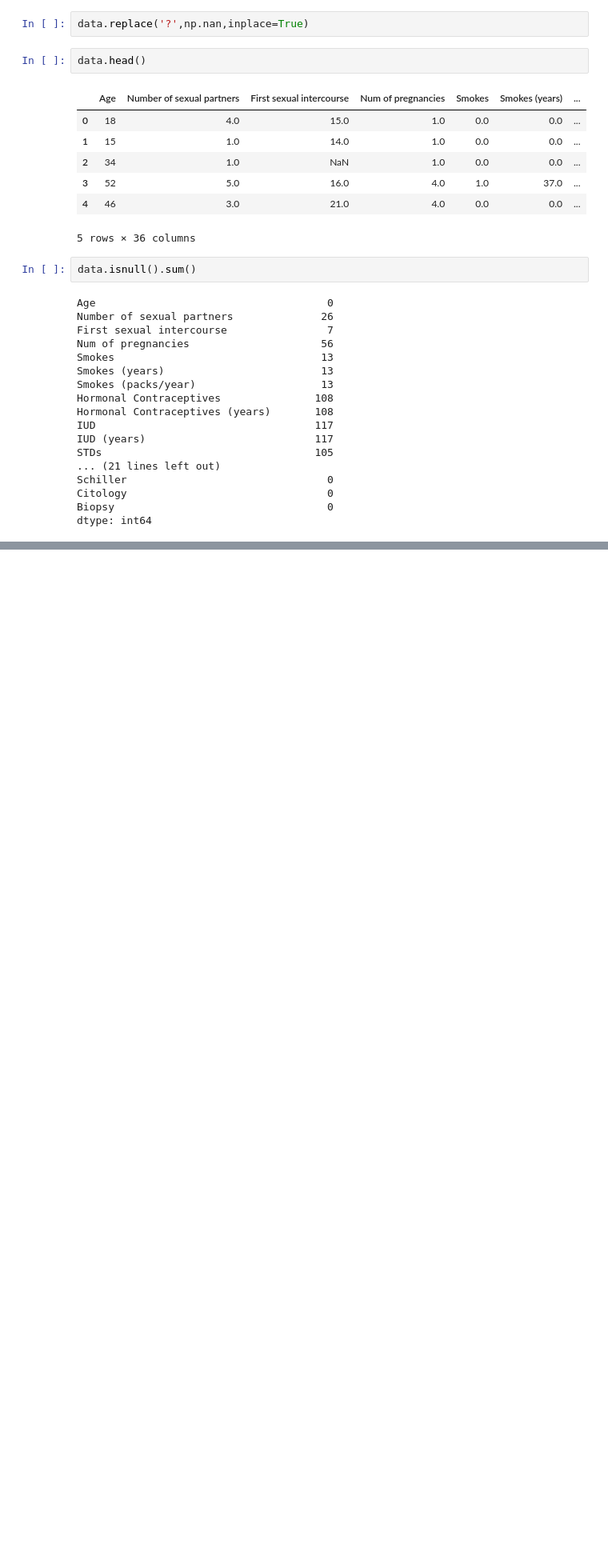
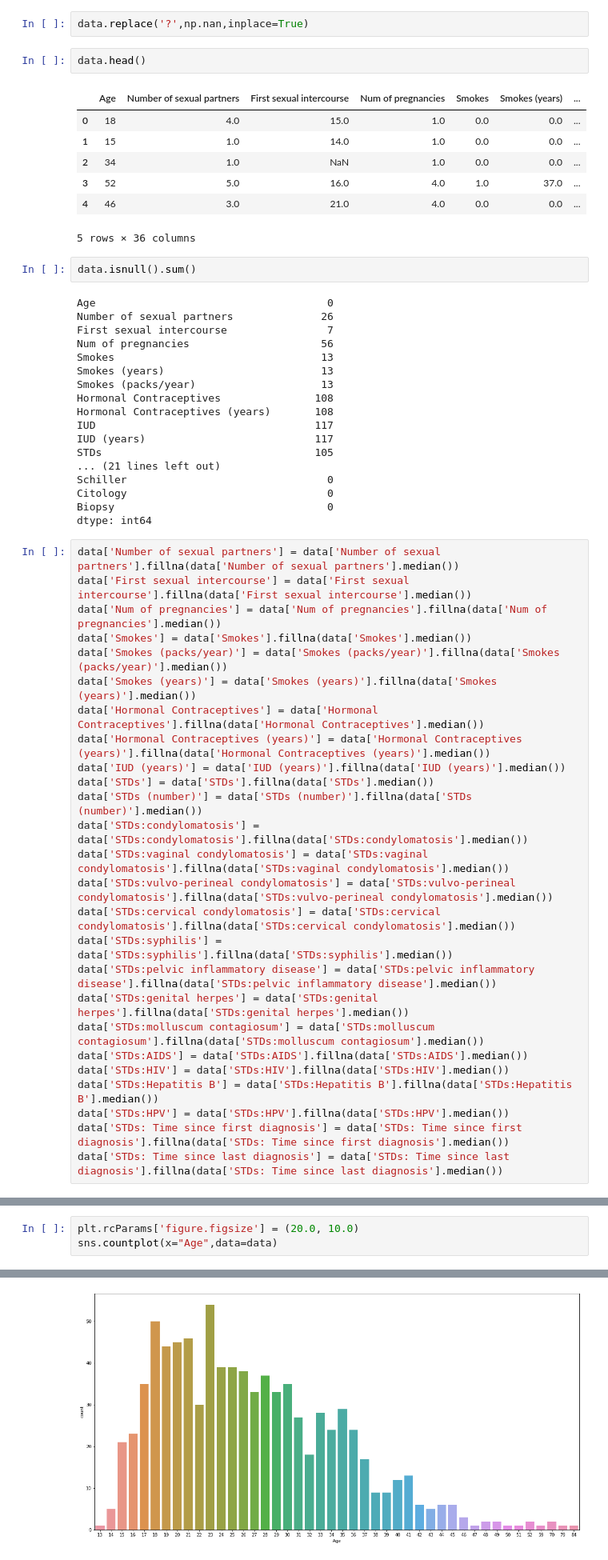
Before and after one commit to rishabhs-s/Cancer-prediction-model, a Jupyter notebook: Cervical cancer/cervical cancer.ipynb, the cells around one changed output, grey strips where cells are left out. Shown at 80% size. Drawn from its saved outputs; the diff is of its cells as text; blank space fills up the shorter version.

Commit message:
Data Visualisation

```diff
--- a/Cervical cancer/cervical cancer.ipynb
+++ b/Cervical cancer/cervical cancer.ipynb
@@ -76,3 +76,29 @@ Schiller                                0
 Citology                                0
 Biopsy                                  0
 dtype: int64
+# %%
+data['Number of sexual partners'] = data['Number of sexual partners'].fillna(data['Number of sexual partners'].median())
+data['First sexual intercourse'] = data['First sexual intercourse'].fillna(data['First sexual intercourse'].median())
+data['Num of pregnancies'] = data['Num of pregnancies'].fillna(data['Num of pregnancies'].median())
+data['Smokes'] = data['Smokes'].fillna(data['Smokes'].median())
+data['Smokes (packs/year)'] = data['Smokes (packs/year)'].fillna(data['Smokes (packs/year)'].median())
+data['Smokes (years)'] = data['Smokes (years)'].fillna(data['Smokes (years)'].median())
+data['Hormonal Contraceptives'] = data['Hormonal Contraceptives'].fillna(data['Hormonal Contraceptives'].median())
+data['Hormonal Contraceptives (years)'] = data['Hormonal Contraceptives (years)'].fillna(data['Hormonal Contraceptives (years)'].median())
+data['IUD (years)'] = data['IUD (years)'].fillna(data['IUD (years)'].median())
+data['STDs'] = data['STDs'].fillna(data['STDs'].median())
+data['STDs (number)'] = data['STDs (number)'].fillna(data['STDs (number)'].median())
+data['STDs:condylomatosis'] = data['STDs:condylomatosis'].fillna(data['STDs:condylomatosis'].median())
+data['STDs:vaginal condylomatosis'] = data['STDs:vaginal condylomatosis'].fillna(data['STDs:vaginal condylomatosis'].median())
+data['STDs:vulvo-perineal condylomatosis'] = data['STDs:vulvo-perineal condylomatosis'].fillna(data['STDs:vulvo-perineal condylomatosis'].median())
+data['STDs:cervical condylomatosis'] = data['STDs:cervical condylomatosis'].fillna(data['STDs:cervical condylomatosis'].median())
+data['STDs:syphilis'] = data['STDs:syphilis'].fillna(data['STDs:syphilis'].median())
+data['STDs:pelvic inflammatory disease'] = data['STDs:pelvic inflammatory disease'].fillna(data['STDs:pelvic inflammatory disease'].median())
+data['STDs:genital herpes'] = data['STDs:genital herpes'].fillna(data['STDs:genital herpes'].median())
+data['STDs:molluscum contagiosum'] = data['STDs:molluscum contagiosum'].fillna(data['STDs:molluscum contagiosum'].median())
+data['STDs:AIDS'] = data['STDs:AIDS'].fillna(data['STDs:AIDS'].median())
+data['STDs:HIV'] = data['STDs:HIV'].fillna(data['STDs:HIV'].median())
+data['STDs:Hepatitis B'] = data['STDs:Hepatitis B'].fillna(data['STDs:Hepatitis B'].median())
+data['STDs:HPV'] = data['STDs:HPV'].fillna(data['STDs:HPV'].median())
+data['STDs: Time since first diagnosis'] = data['STDs: Time since first diagnosis'].fillna(data['STDs: Time since first diagnosis'].median())
+data['STDs: Time since last diagnosis'] = data['STDs: Time since last diagnosis'].fillna(data['STDs: Time since last diagnosis'].median())
@@ -78,0 +158,4 @@ dtype: int64
+# %%
+plt.rcParams['figure.figsize'] = (20.0, 10.0)
+sns.countplot(x="Age",data=data)
+# %% [output]
@@ -78,0 +163 @@ dtype: int64
+[figure, added]
```
Also changed, not shown: parts of 10 cells of this notebook.
